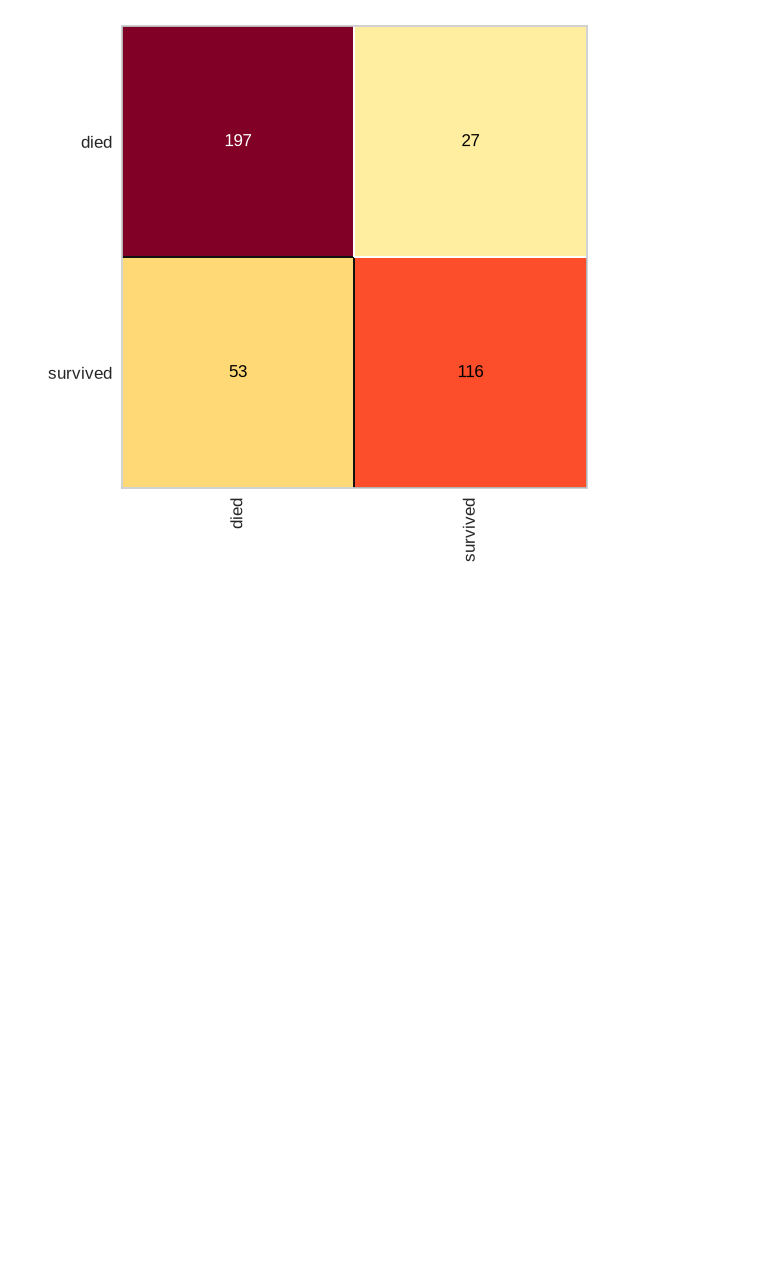
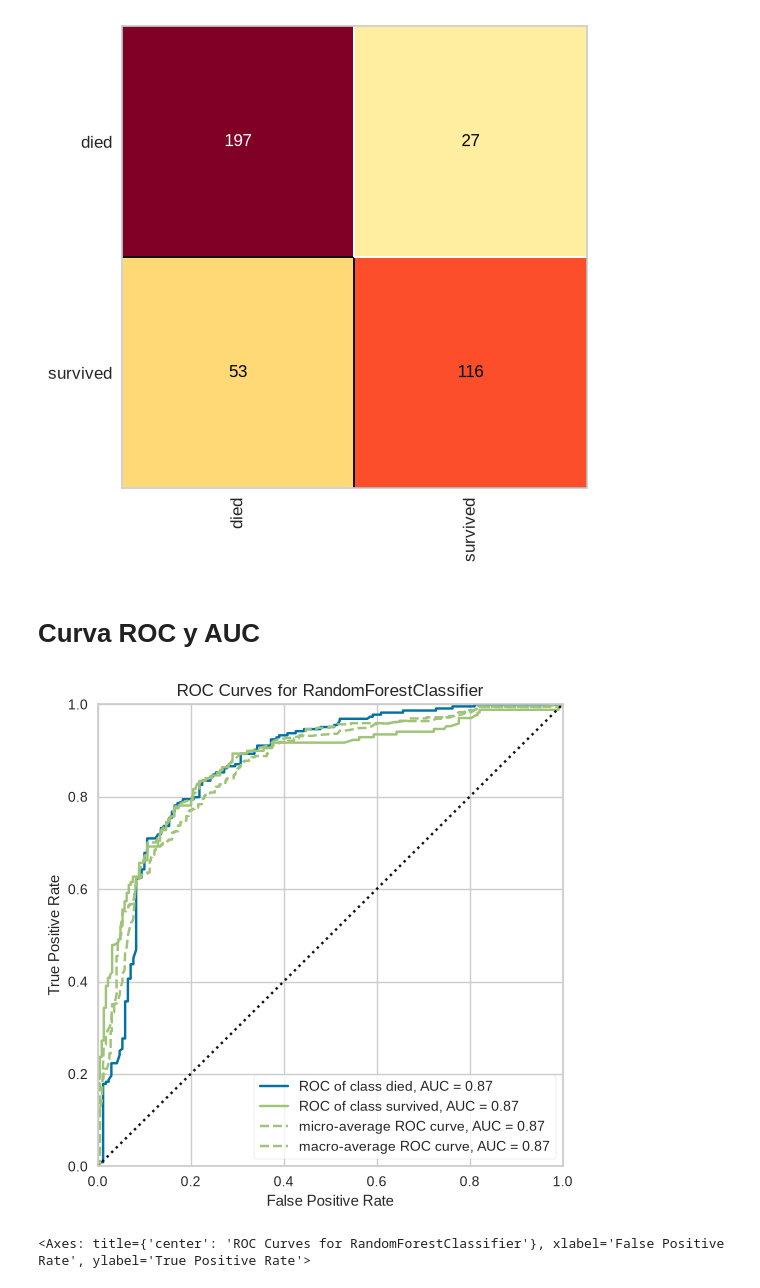
Before and after one commit to gjae/ml-matharrison-pocketreference, a Jupyter notebook: 001-titanic-classification.ipynb, the cells around one changed output. Saved outputs shown, nothing was run; the diff lists cells and outputs as text; code cells hidden in the pictures; blank space fills up the shorter version.

Commit message:
ROC-AUC curve How to calculate TPR and FPR manually

```diff
--- a/001-titanic-classification.ipynb
+++ b/001-titanic-classification.ipynb
@@ -630,0 +633,13 @@ fig.savefig("images/mplr_0304.png", dpi=300, bbox_inches="tight")
+# %% [markdown]
+# Curva ROC y AUC
+# %%
+fig, ax = plt.subplots(figsize=(6,6))
+
+roc_viz = ROCAUC(rf_random, classes=["died", "survived"], ax=ax, force_model=True)
+
+roc_viz.fit(X_train, y_train)
+roc_viz.score(X_test, y_test)
+roc_viz.show()
+# %% [output]
+[figure, added]
+<Axes: title={'center': 'ROC Curves for RandomForestClassifier'}, xlabel='False Positive Rate', ylabel='True Positive Rate'>
```
Also changed, not shown: parts of 11 cells of this notebook.
